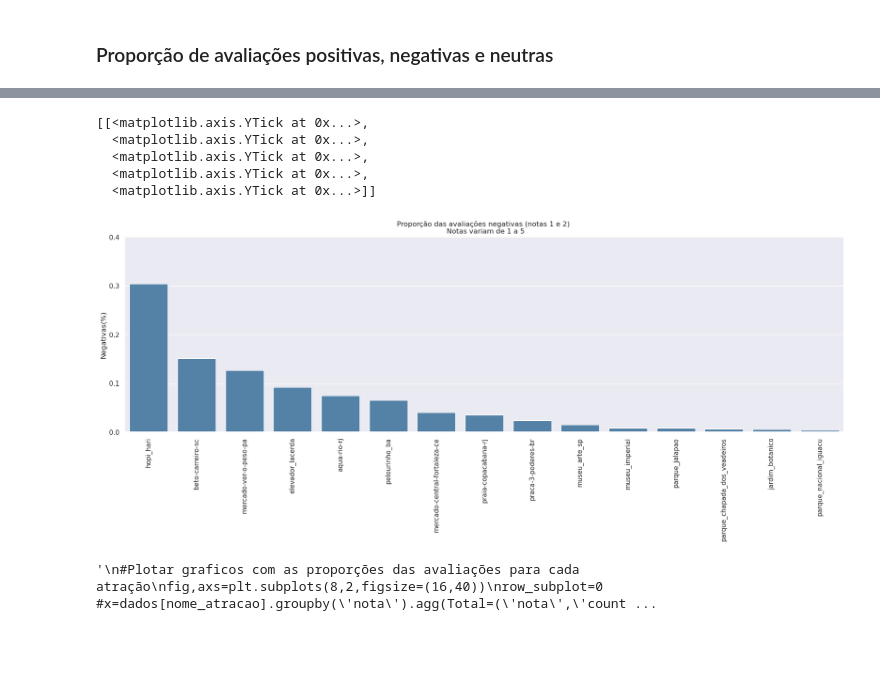
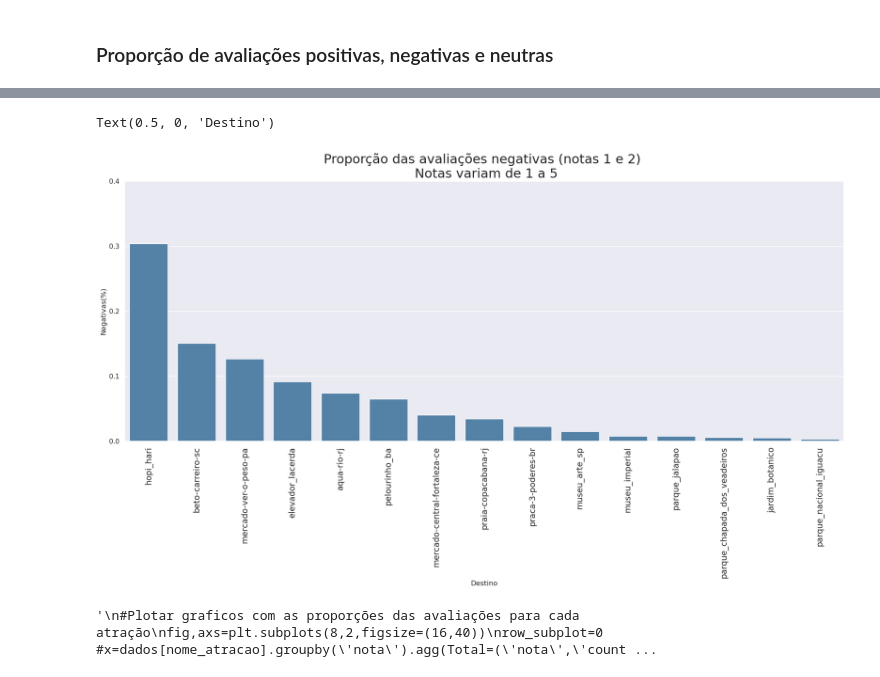
Before and after one commit to RodolfoPCruz/trip_advisor, a Jupyter notebook: trip_advisor.ipynb, the cells around one changed output, grey strips where cells are left out. Saved outputs shown, nothing was run; the diff lists cells and outputs as text; code cells hidden in the pictures; blank space fills up the shorter version.

```diff
--- a/trip_advisor.ipynb
+++ b/trip_advisor.ipynb
@@ -100,0 +106,7 @@ beto-carreiro-sc : 0
+# %%
+dados_nota_media={}
+for destino in nomes_destinos:
+    dados_nota_media[destino]=dados[destino]['nota'].mean()
+dados_nota_media=pd.DataFrame.from_dict(dados_nota_media,orient='index').rename(columns={0:'Nota_Média'}).sort_values(by='Nota_Média',ascending=False)
+dados_nota_media.index.rename('Destino',inplace=True)
+dados_nota_media
@@ -176,5 +214,6 @@ pos_neutra_neg.columns=['Negativas(%)',
                         'Positivas(%)']
 
 pos_neutra_neg.sort_values(by=['Positivas(%)'],ascending=False,inplace=True)
+pos_neutra_neg.index.rename('Destino',inplace=True)
 # %%
 # Criação de gráfico para comparação entre a proporção das avaliações positivas
@@ -204,19 +254,16 @@ Text(0.5, 0, 'Destino')
 # %%
-# Criação de gráfico para comparação entre a proporção das avaliações neutras
-plt.figure(figsize=(22,6))
+# Criação de gráfico para comparação entre a proporção das avaliações negativas
+plt.figure(figsize=(22,8))
 sns.set_theme(style='darkgrid')
-plt.xticks(rotation=90)
-plt.title('Proporção das avaliações negativas (notas 1 e 2) \n Notas variam de 1 a 5')
+plt.xticks(rotation=90,fontsize=14)
+plt.title('Proporção das avaliações negativas (notas 1 e 2) \n Notas variam de 1 a 5',fontsize=22)
 g=sns.barplot(pos_neutra_neg.sort_values(by=['Negativas(%)'],ascending=False,inplace=True),
               x=pos_neutra_neg.index,y=pos_neutra_neg['Negativas(%)'],color='steelblue')
 g.set(yticks=np.arange(0,0.5,0.1))
+plt.xlabel('Destino')
 # %% [output]
-[[<matplotlib.axis.YTick at 0x...>,
-  <matplotlib.axis.YTick at 0x...>,
-  <matplotlib.axis.YTick at 0x...>,
-  <matplotlib.axis.YTick at 0x...>,
-  <matplotlib.axis.YTick at 0x...>]]
+Text(0.5, 0, 'Destino')
-[figure, old version]
+[figure, new version]
 # %%
 '''
 #Plotar graficos com as proporções das avaliações para cada atração
```
Also changed, not shown: parts of 57 cells of this notebook.
